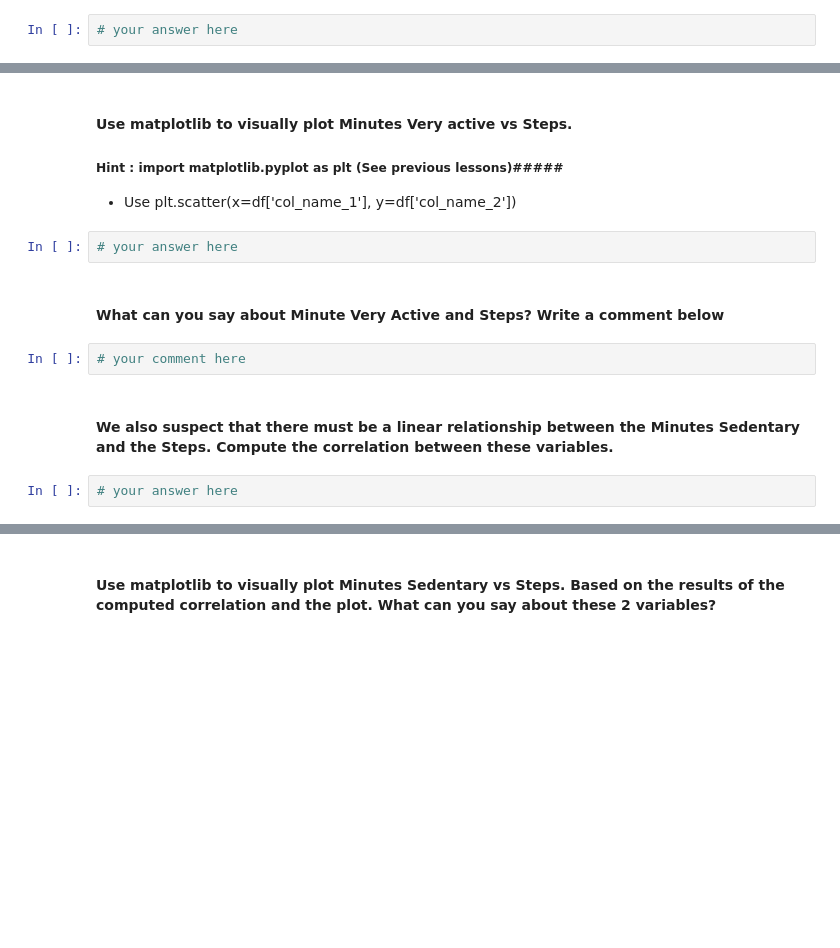
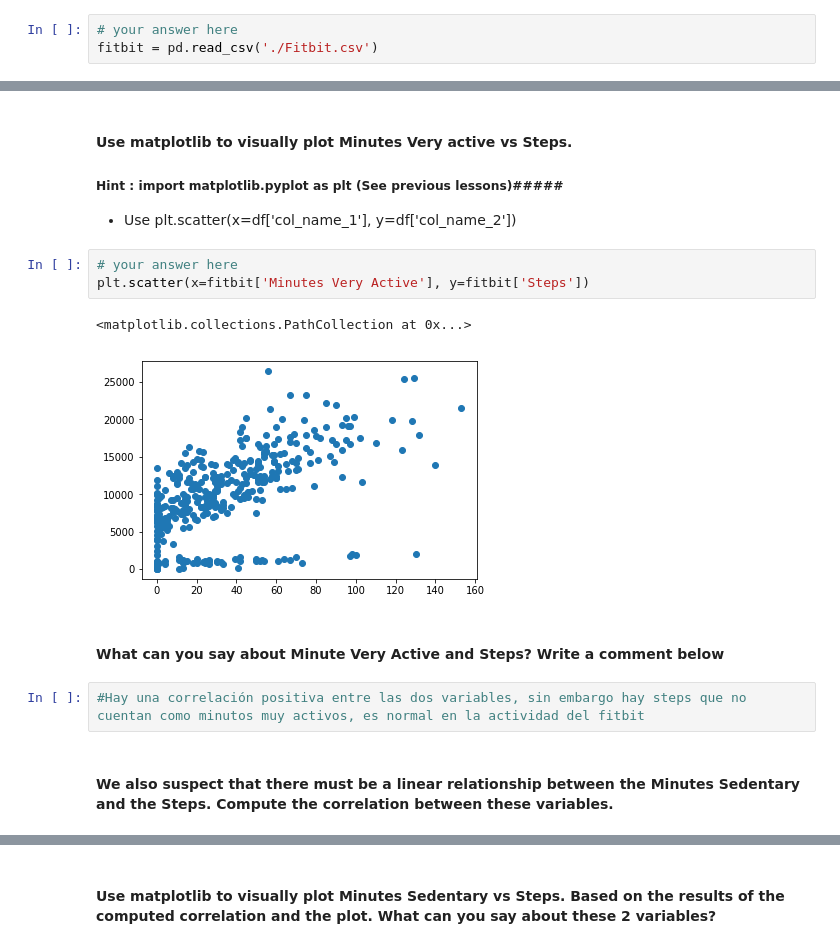
Before and after one commit to ta-datapt-bcn/lab-pivot-table-and-correlation, a Jupyter notebook: your_code/main.ipynb, the cells around one changed output, grey strips where cells are left out. Cells and saved outputs as stored; diff of their text form; blank space fills up the shorter version.

```diff
--- a/your_code/main.ipynb
+++ b/your_code/main.ipynb
@@ -70,6 +171,7 @@
 #### Open the ` Fitbit.csv` file and name your dataset `fitbit`
 # %%
 # your answer here
+fitbit = pd.read_csv('./Fitbit.csv')
 # %% [markdown]
 #### Explore you dataset in terms of data types and descriptive statistics
 #### *Hint: Use Pandas functions from previous lectures*
@@ -86,13 +230,15 @@
 
 ##### Hint : import matplotlib.pyplot as plt (See previous lessons)#####
 - Use plt.scatter(x=df['col_name_1'], y=df['col_name_2'])
-# %%
-# your answer here
+# %%
+# your answer here
+plt.scatter(x=fitbit['Minutes Very Active'], y=fitbit['Steps'])
+# %% [output]
+<matplotlib.collections.PathCollection at 0x...>
+[figure, added]
 # %% [markdown]
 #### What can you say about Minute Very Active and Steps? Write a comment below
-# %%
-# your comment here
+# %%
+#Hay una correlación positiva entre las dos variables, sin embargo hay steps que no cuentan como minutos muy activos, es normal en la actividad del fitbit
 # %% [markdown]
 #### We also suspect that there must be a linear relationship between the Minutes Sedentary and the Steps. Compute the correlation between these variables.
-# %%
-# your answer here
```
Also changed, not shown: parts of 51 cells of this notebook, 1 other file.
